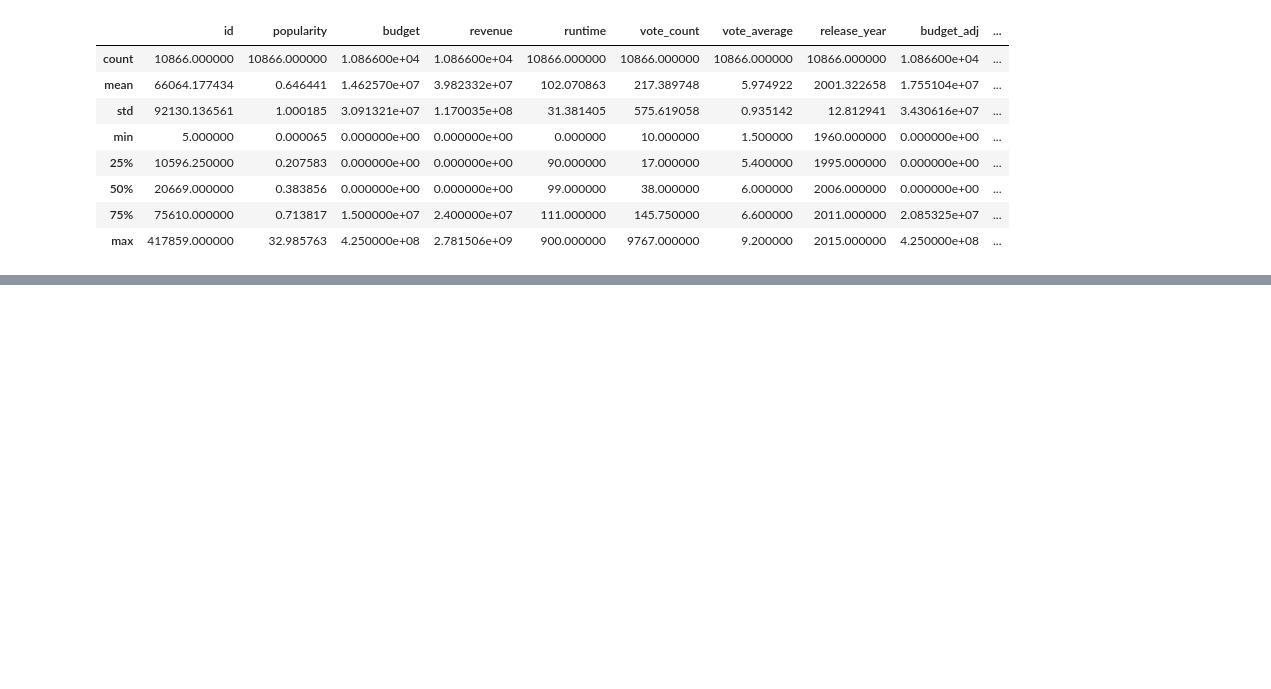
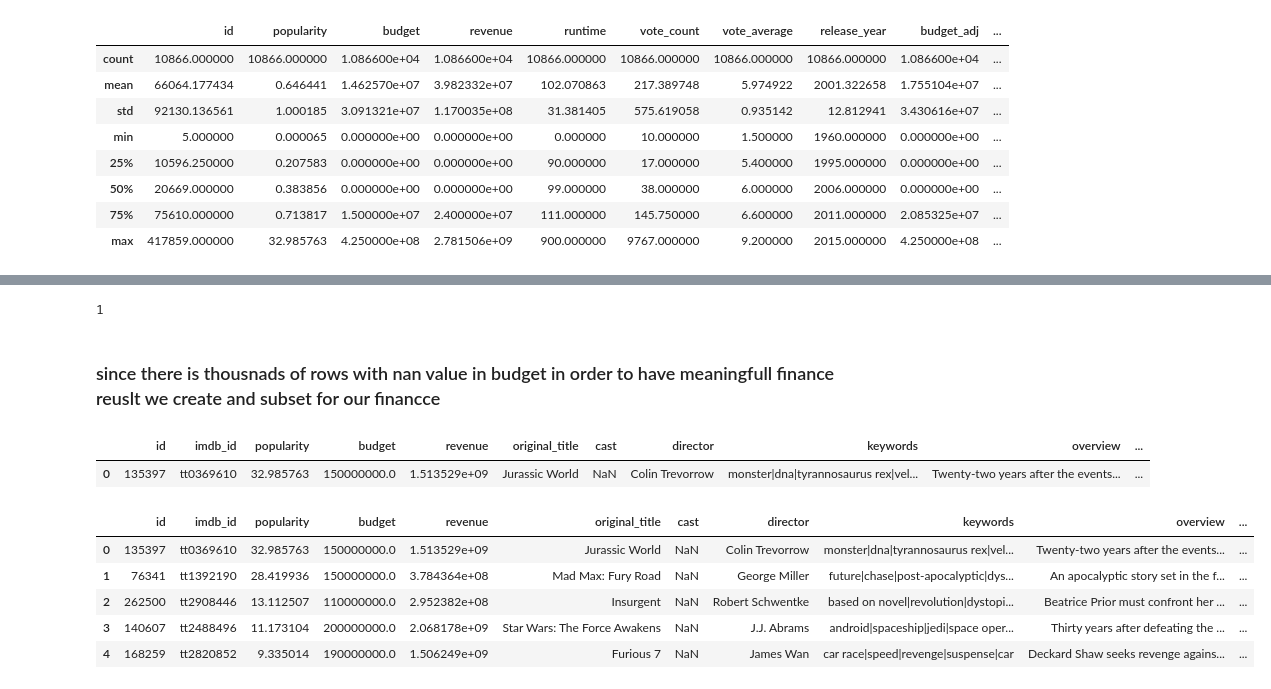
Before and after one commit to Jawid-Arabzada/tmdb_movies_analysis, a Jupyter notebook: tmdb_movie_analysis.ipynb, the cells around one changed output, grey strips where cells are left out. Drawn from its saved outputs; the diff is of its cells as text; code cells hidden in the pictures; blank space fills up the shorter version.

```diff
--- a/tmdb_movie_analysis.ipynb
+++ b/tmdb_movie_analysis.ipynb
@@ -108,0 +262,24 @@ df.describe(include=['int64', 'float64'])
+# %%
+#checking number of duplicates
+df_duplicates = df.duplicated().sum()
+print(df_duplicates)
+# %% [output]
+1
+# %%
+#dropping duplicates
+df = df.drop_duplicates()
+# %%
+#cleaning geners , cast and changing date from object to date
+
+df['release_date'] = pd.to_datetime(df['release_date'])
+df['genres'] = df['genres'].str.split('|')
+df['cast'] = df['cast'].str.split('|')
+# %% [markdown]
+### since there is thousnads of rows with nan value in budget in order to have meaningfull finance reuslt we create and subset for our financce
+# %%
+df_finance = df.dropna(subset=['budget','revenue']).copy()
+#we using copy to tell panda that thsi dataframe is independant of original DF
+df_finance.head(1)
+# %% [output]
+|  | id | imdb_id | popularity | budget | revenue | original_title | cast | director | keywords | overview | ... |
+| 0 | 135397 | tt0369610 | 32.985763 | 150000000.0 | 1.513529e+09 | Jurassic World | NaN | Colin Trevorrow | monster|dna|tyrannosaurus rex|vel... | Twenty-two years after the events... | ... |
@@ -108,0 +289,10 @@ df.describe(include=['int64', 'float64'])
+# %%
+#checking if profit columns is created
+df_finance.head()
+# %% [output]
+|  | id | imdb_id | popularity | budget | revenue | original_title | cast | director | keywords | overview | ... |
+| 0 | 135397 | tt0369610 | 32.985763 | 150000000.0 | 1.513529e+09 | Jurassic World | NaN | Colin Trevorrow | monster|dna|tyrannosaurus rex|vel... | Twenty-two years after the events... | ... |
+| 1 | 76341 | tt1392190 | 28.419936 | 150000000.0 | 3.784364e+08 | Mad Max: Fury Road | NaN | George Miller | future|chase|post-apocalyptic|dys... | An apocalyptic story set in the f... | ... |
+| 2 | 262500 | tt2908446 | 13.112507 | 110000000.0 | 2.952382e+08 | Insurgent | NaN | Robert Schwentke | based on novel|revolution|dystopi... | Beatrice Prior must confront her ... | ... |
+| 3 | 140607 | tt2488496 | 11.173104 | 200000000.0 | 2.068178e+09 | Star Wars: The Force Awakens | NaN | J.J. Abrams | android|spaceship|jedi|space oper... | Thirty years after defeating the ... | ... |
+| 4 | 168259 | tt2820852 | 9.335014 | 190000000.0 | 1.506249e+09 | Furious 7 | NaN | James Wan | car race|speed|revenge|suspense|car | Deckard Shaw seeks revenge agains... | ... |
```
Also changed, not shown: parts of 21 cells of this notebook.
